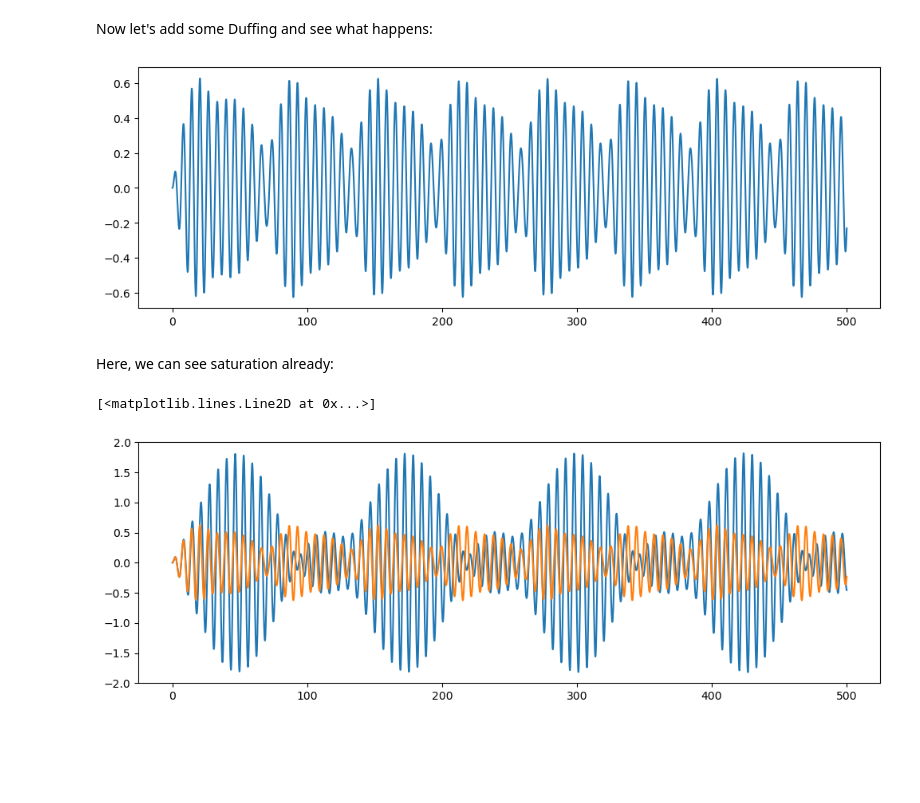
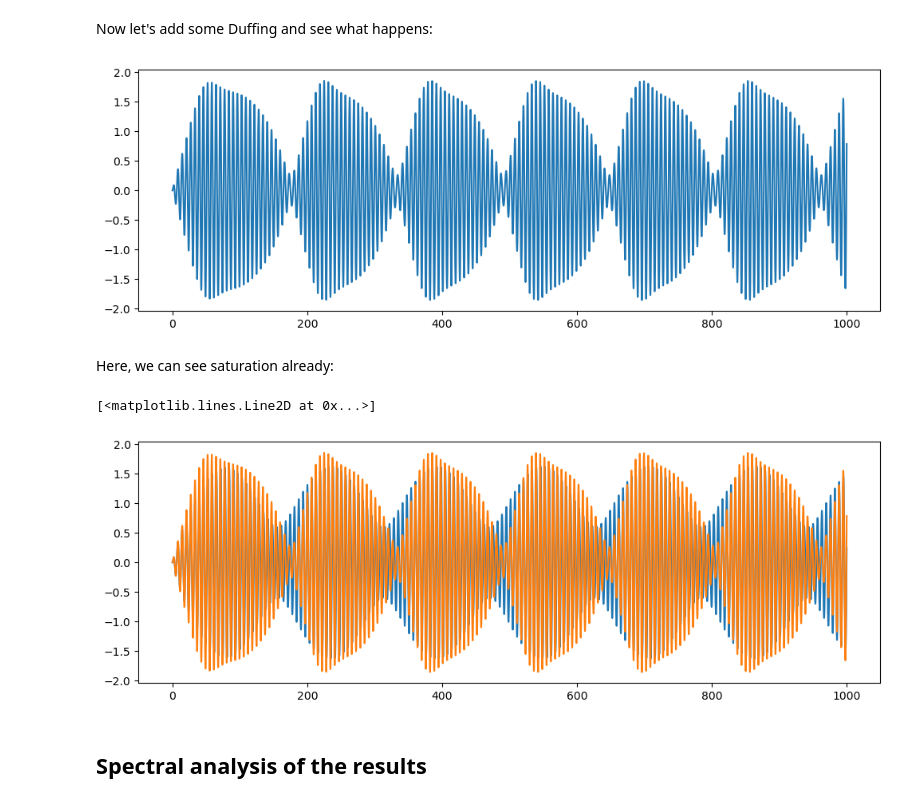
Before and after one commit to gsteele13/JPA-Harmonic-Balance, a Jupyter notebook: brute_force_ode_integration/JPA numerical integration.ipynb, the cells around one changed output. Saved outputs shown, nothing was run; the diff lists cells and outputs as text; code cells hidden in the pictures; blank space fills up the shorter version.

Commit message:
tweaked a bit, added some spectral analysis

```diff
--- a/brute_force_ode_integration/JPA numerical integration.ipynb
+++ b/brute_force_ode_integration/JPA numerical integration.ipynb
@@ -37,7 +37,7 @@ def solve_and_plot():
         return (dxdt, dvdt)
 
     t = np.linspace(0,T,N)
-    sol = solve_ivp(dydt, [0,T], [0,0], t_eval=t)
+    sol = solve_ivp(dydt, [0,T], [0,0], t_eval=t, method="BDF")
     x = sol.y[0]
     plt.plot(t,x)
     return t,x
@@ -73,17 +72,17 @@ t1,x1 = solve_and_plot()
 # %% [markdown]
 Now let's add some Duffing and see what happens:
 # %%
-T = 500
+T = 1000
 gam = 0.1
 eps = 0.2
 F = 0.1
-alpha = 1
-N = 5000
-ws = 0.95
+alpha = 0.05
+N = 10000
+ws = 0.98
 wp = 2
 t2,x2 = solve_and_plot()
 # %% [output]
-[figure, old version]
+[figure, new version]
 # %% [markdown]
 Here, we can see saturation already:
 # %%
@@ -91,4 +90,6 @@ plt.plot(t1,x1)
 plt.plot(t2,x2)
 # %% [output]
 [<matplotlib.lines.Line2D at 0x...>]
-[figure, old version]
+[figure, new version]
+# %% [markdown]
+## Spectral analysis of the results
```
Also changed, not shown: parts of 5 cells of this notebook, 1 other file.
